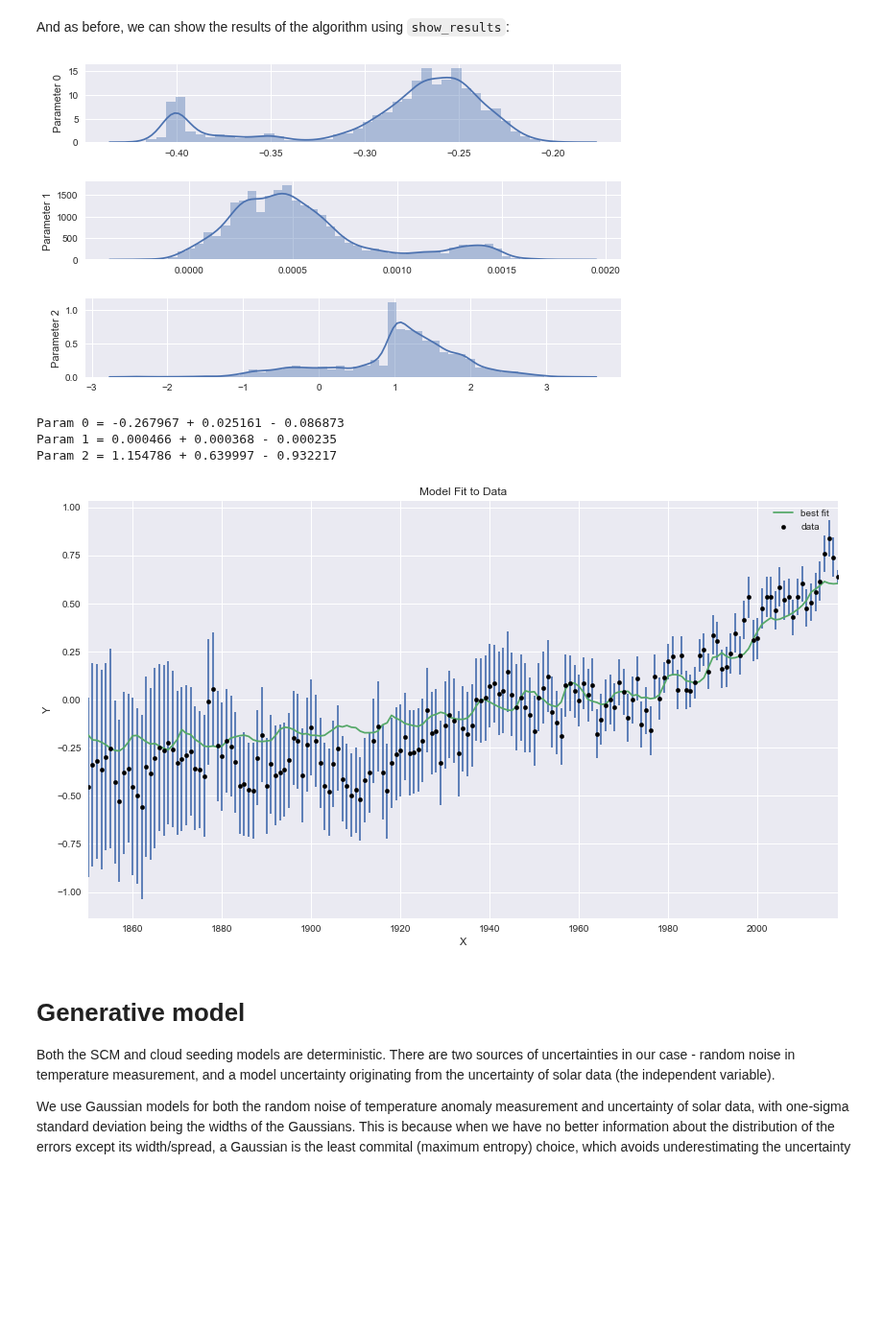
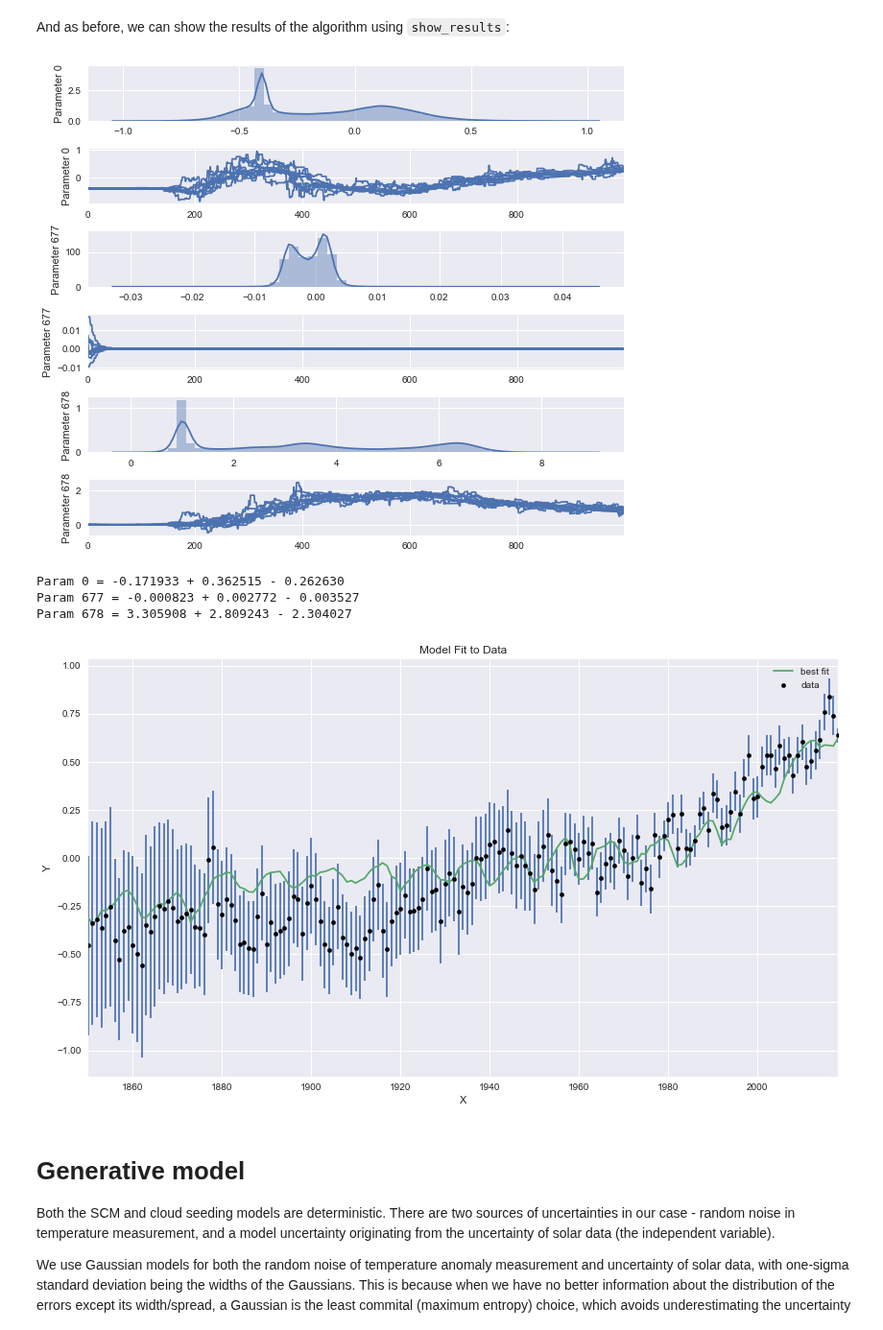
Before and after one commit to mrowan137/Climate, a Jupyter notebook: tutorial.ipynb, the cells around one changed output. Shown at 96% size. Drawn from its saved outputs; the diff is of its cells as text; code cells hidden in the pictures; blank space fills up the shorter version.

```diff
--- a/tutorial.ipynb
+++ b/tutorial.ipynb
@@ -49,6 +49,10 @@ tempUnc = data['monthly_anomaly_unc'].values / 2
 tempUnc = np.append(tempUnc,[0,0,0,0,0,0,0,0,0,0])
 tempUnc = tempUnc.reshape(169,12)
 tempUnc = np.array([data_io.add_in_quad(errs) for errs in tempUnc])
+# %%
+# Load in emissions data
+fileload = get_example_data_file_path('EmissionsForSCM.dat', data_dir='pySCM')
+ems = load_data_emissions(fileload)
 # %% [markdown]
 Now we will plot the temperature anomaly and errorbars obtained from the data file:
 # %%
@@ -203,9 +227,44 @@ CombinedClimateModel.set_priors(prior_type, prior_param1, prior_param2)
+# %%
+# Set priors on parameters
+shift_prior_type = ['uniform']
+ems_prior_type = ['gaussian' for i in range(4*len(ems['CO2']))]
+alph_prior_type = ['uniform']
+tlag_prior_type = ['poisson']
+prior_type = shift_prior_type + ems_prior_type + alph_prior_type + tlag_prior_type
+
+prior_shift_param1 = [-1.0]
+prior_ems_param1 = [el for v in ems for el in ems[v]]
+prior_alph_param1 = [-0.5]
+prior_tlag_param1 = [1.0]
+prior_param1 = (prior_shift_param1
+                + prior_ems_param1
+                + prior_alph_param1
+                + prior_tlag_param1)
+prior_shift_param2 = [ 1.0]
+#gas_uncertainties = [0.18, 3., 1., 0.3] # CO2, CH4, N2O ,SOx
+gas_uncertainties = [0.05, 0.05, 0.05, 0.05] # CO2, CH4, N2O ,SOx
+prior_ems_param2 = [gas_uncertainties[i]*(el+1e-3)
+                    for i,v in enumerate(ems) for el in ems[v]]
+prior_alph_param2 = [0.5]
+prior_tlag_param2 = [-1.0]
+prior_param2 = (prior_shift_param2
+                + prior_ems_param2
+                + prior_alph_param2
+                + prior_tlag_param2)
+SCM.set_priors(prior_type, prior_param1, prior_param2)
+
+CombinedClimateModel = model.CombinedModel(SCM, CSModel)
+CombinedClimateModel.set_priors(prior_type, prior_param1, prior_param2)
 # %% [markdown]
 We then call `run_MCMC` on the combined model as before:
 # %%
 # Run MCMC on combined model
-paramGuess = [-0.4, 0., 1.]
-%time combined_model_sample = CombinedClimateModel.run_MCMC(paramGuess, nwalkers=14, nsteps=350)
+paramGuess = ([-0.4]  + list(ems['CO2'])
+                      + list(ems['N2O'])
+                      + list(ems['CH4'])
+                      + list(ems['SOx'])
+                      + [0.] + [1.])
+%time combined_model_sample = CombinedClimateModel.run_MCMC(paramGuess,nwalkers=8*CombinedClimateModel.ndim, nsteps=1500)
 # %% [output]
 Progress:
 [################################################################################]
@@ -216,13 +275,13 @@ Wall time: 12.1 s
 And as before, we can show the results of the algorithm using `show_results`:
 # %%
 # Show the results of the MCMC algorithm
-CombinedClimateModel.show_results(burnin=100)
+CombinedClimateModel.show_results(burnin=100,params_to_plot=[0,677,678])
 # %% [output]
-[figure, old version]
+[figure, new version]
-Param 0 = -0.267967 + 0.025161 - 0.086873
-Param 1 = 0.000466 + 0.000368 - 0.000235
-Param 2 = 1.154786 + 0.639997 - 0.932217
+Param 0 = -0.171933 + 0.362515 - 0.262630
+Param 677 = -0.000823 + 0.002772 - 0.003527
+Param 678 = 3.305908 + 2.809243 - 2.304027
-[figure, old version]
+[figure, new version]
 # %% [markdown]
 # Generative model
 
```
Also changed, not shown: parts of 16 cells of this notebook.
